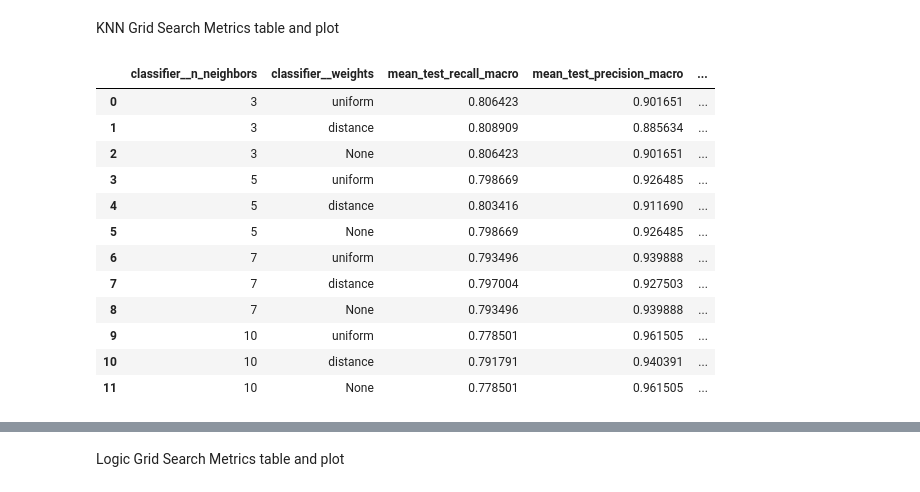
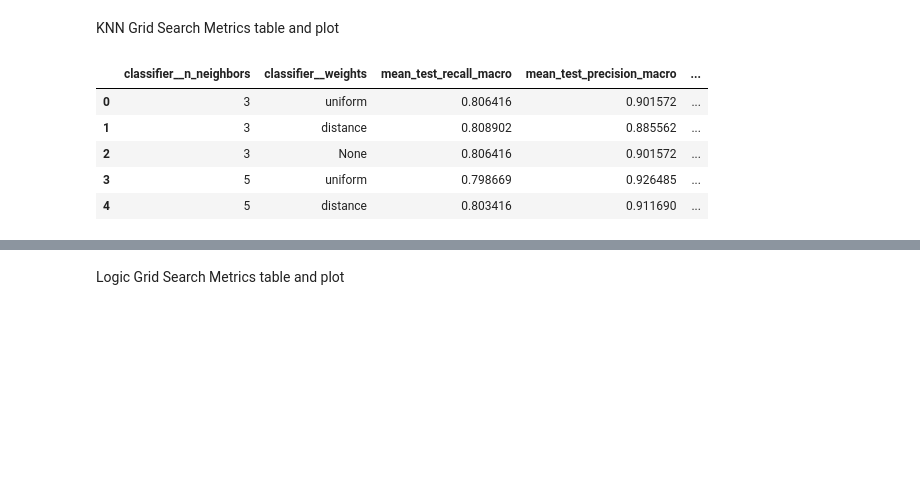
Before and after one commit to ultra-passion-fruit/Diabetes-Data-Analysis, a Jupyter notebook: csi4106_a2_300228879_300240688.ipynb, the cells around one changed output, grey strips where cells are left out. Saved outputs shown, nothing was run; the diff lists cells and outputs as text; code cells hidden in the pictures; blank space fills up the shorter version.

```diff
--- a/csi4106_a2_300228879_300240688.ipynb
+++ b/csi4106_a2_300228879_300240688.ipynb
@@ -871,21 +838,14 @@ plt.show()
 # %% [markdown]
 KNN Grid Search Metrics table and plot
 # %%
-knn_grid_search_df
+knn_grid_search_df.head(5)
 # %% [output]
 |  | classifier__n_neighbors | classifier__weights | mean_test_recall_macro | mean_test_precision_macro | ... |
-| 0 | 3 | uniform | 0.806423 | 0.901651 | ... |
-| 1 | 3 | distance | 0.808909 | 0.885634 | ... |
-| 2 | 3 | None | 0.806423 | 0.901651 | ... |
+| 0 | 3 | uniform | 0.806416 | 0.901572 | ... |
+| 1 | 3 | distance | 0.808902 | 0.885562 | ... |
+| 2 | 3 | None | 0.806416 | 0.901572 | ... |
 | 3 | 5 | uniform | 0.798669 | 0.926485 | ... |
 | 4 | 5 | distance | 0.803416 | 0.911690 | ... |
-| 5 | 5 | None | 0.798669 | 0.926485 | ... |
-| 6 | 7 | uniform | 0.793496 | 0.939888 | ... |
-| 7 | 7 | distance | 0.797004 | 0.927503 | ... |
-| 8 | 7 | None | 0.793496 | 0.939888 | ... |
-| 9 | 10 | uniform | 0.778501 | 0.961505 | ... |
-| 10 | 10 | distance | 0.791791 | 0.940391 | ... |
-| 11 | 10 | None | 0.778501 | 0.961505 | ... |
 # %%
 knn_grid_search_melted = knn_grid_search_df.melt(
     id_vars= ["classifier__n_neighbors", "classifier__weights"],
```
Also changed, not shown: parts of 26 cells of this notebook.
